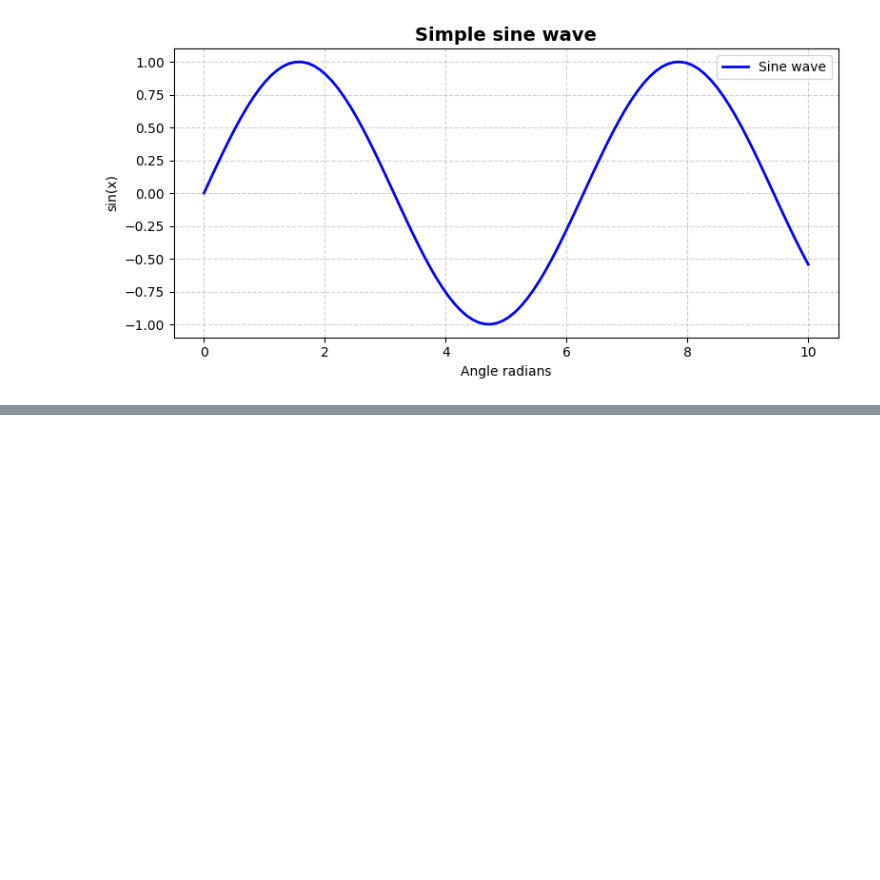
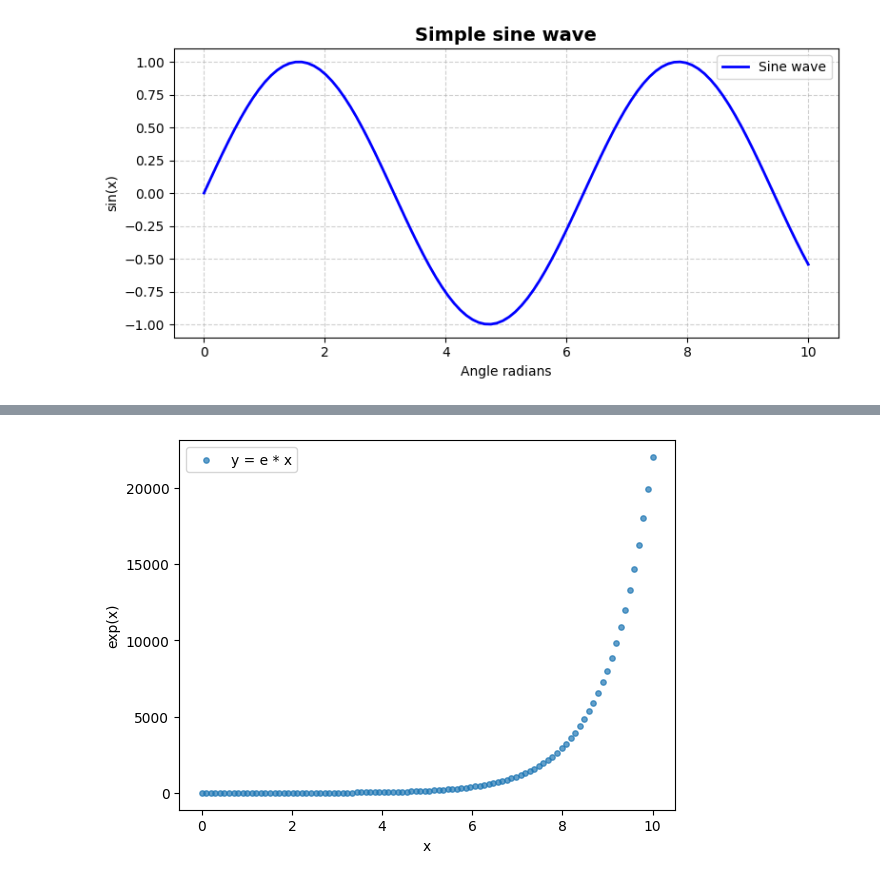
Before and after one commit to EslamKamel89/MLPlayground, a Jupyter notebook: SEC08_Matplotlib_Plotting_and_Data_Visualization.ipynb, the cells around one changed output, grey strips where cells are left out. Drawn from its saved outputs; the diff is of its cells as text; code cells hidden in the pictures; blank space fills up the shorter version.

```diff
--- a/SEC08_Matplotlib_Plotting_and_Data_Visualization.ipynb
+++ b/SEC08_Matplotlib_Plotting_and_Data_Visualization.ipynb
@@ -97,0 +117,9 @@ plt.show()
+# %%
+fig , ax = plt.subplots()
+# create scatter plots
+ax.scatter(x , np.exp(x) , s=15 , alpha=0.7 , label = 'y = e * x')
+ax.set(label='Scatter plot' , xlabel = 'x' , ylabel = 'exp(x)')
+ax.legend()
+plt.show()
+# %% [output]
+[figure, added]
```
Also changed, not shown: parts of 6 cells of this notebook.
